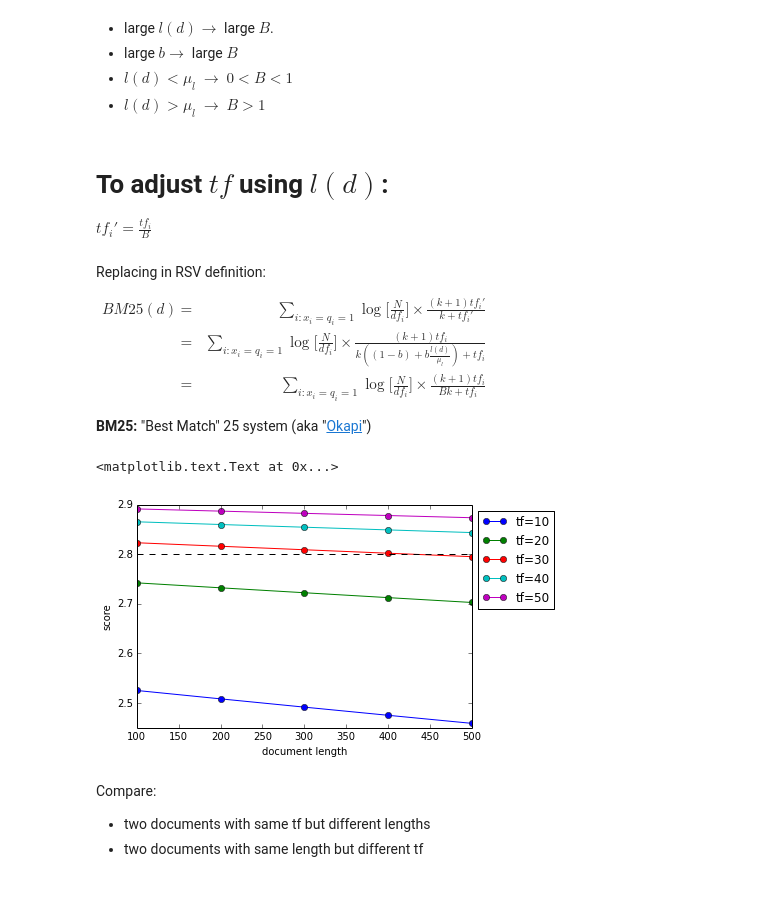
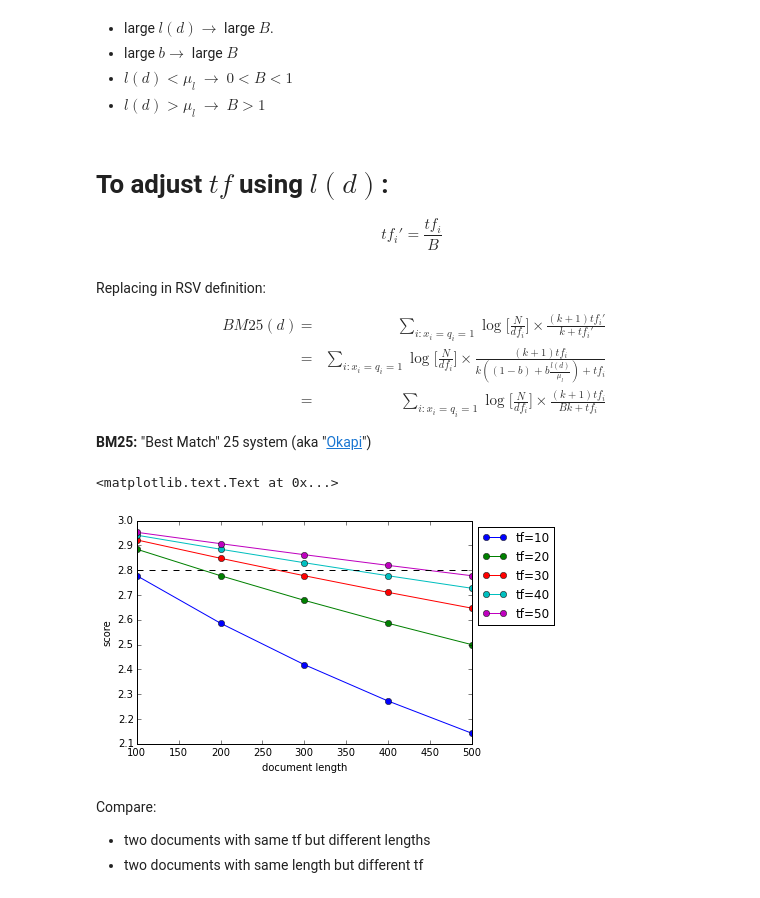
Before and after one commit to iit-cs429/main, a Jupyter notebook: lectures/lec12/Prob2.ipynb, the cells around one changed output. Drawn from its saved outputs; the diff is of its cells as text; code cells hidden in the pictures.

```diff
--- a/lectures/lec12/Prob2.ipynb
+++ b/lectures/lec12/Prob2.ipynb
@@ -46,19 +46,20 @@ $ RSV_{tf}(d) = \sum_{i:x_i=q_i=1} \log \Big[ \frac{N}{df_i} \Big] \times \frac{
 What is the effect of $k$?
 # %%
 # Plot tf score as k varies.
+import math
 
 def tfscore(k, tf):
     return (k+1)*tf / (k+tf)
 
 % pylab inline
-ks = [0., .5, 1., 1.5, 2.0]
+ks = [1., 1.5, 2.0]
 tfs = [1, 2, 3, 4, 5, 6, 7, 8, 9, 10, 100]
 for k in ks:
     plot(tfs, [tfscore(k, tf) for tf in tfs], label='k=' + str(k))
+plot(tfs, [1 + math.log10(tf) for tf in tfs],label='log')
 xlabel('tf')
 ylabel('score')
 legend(loc='upper left', bbox_to_anchor=(1,1))
-#ylim((0.9,2.6))
 # %% [output]
 Populating the interactive namespace from numpy and matplotlib
 <matplotlib.legend.Legend at 0x...>
@@ -117,39 +118,39 @@ legend(loc='upper left', bbox_to_anchor=(1,1))
 # %% [markdown]
 # To adjust $tf$ using $l(d)$:
 
-$tf_i' = \frac{tf_i}{B}$
+$$tf_i' = \frac{tf_i}{B}$$
 # %% [markdown]
 Replacing in RSV definition:
 
-$\begin{align}
+$$\begin{align}
 BM25(d) & = & \sum_{i:x_i=q_i=1} \log \Big[\frac{N}{df_i}\Big] \times \frac{(k+1)tf_i'}{k + tf_i'}\\
 & = & \sum_{i:x_i=q_i=1} \log \Big[ \frac{N}{df_i}\Big] \times \frac{(k+1)tf_i}{k((1-b) + b \frac{l(d)}{\mu_l}) + tf_i}\\
 & = & \sum_{i:x_i=q_i=1} \log \Big[\frac{N}{df_i}\Big] \times \frac{(k+1)tf_i}{Bk + tf_i}
-\end{align}$
+\end{align}$$
 
 **BM25:** "Best Match" 25 system (aka "[Okapi](http://en.wikipedia.org/wiki/Okapi_BM25)")
 # %%
 # How does score vary with tf and document length?
 def score(k, b, tf, length, m_length):
     return (k + 1) * tf / (k * ((1 - b) + b * length / m_length) + tf)
 
 tfs = [10, 20, 30, 40, 50]
 lengths = [100, 200, 300, 400, 500]
 m_length = 250
-k = 2.0  # tf strength
-b = 0.1  # length normalization strength
+k = 2.  # tf strength
+b = 1.  # length normalization strength. E.g., try .1, .5, 1
 
 for tf in tfs:
     plot(lengths,
         [score(k, b, tf, length, m_length) for length in lengths],
         'o-', label='tf=' + str(tf))
 plot (lengths, [2.8] * len(lengths), 'k--')
 legend(loc='upper left', bbox_to_anchor=(1,1))
 xlabel('document length')
 ylabel('score')
 # %% [output]
 <matplotlib.text.Text at 0x...>
-[figure, old version]
+[figure, new version]
 # %% [markdown]
 Compare:
 
```
Also changed, not shown: parts of 6 cells of this notebook, 3 other files.
